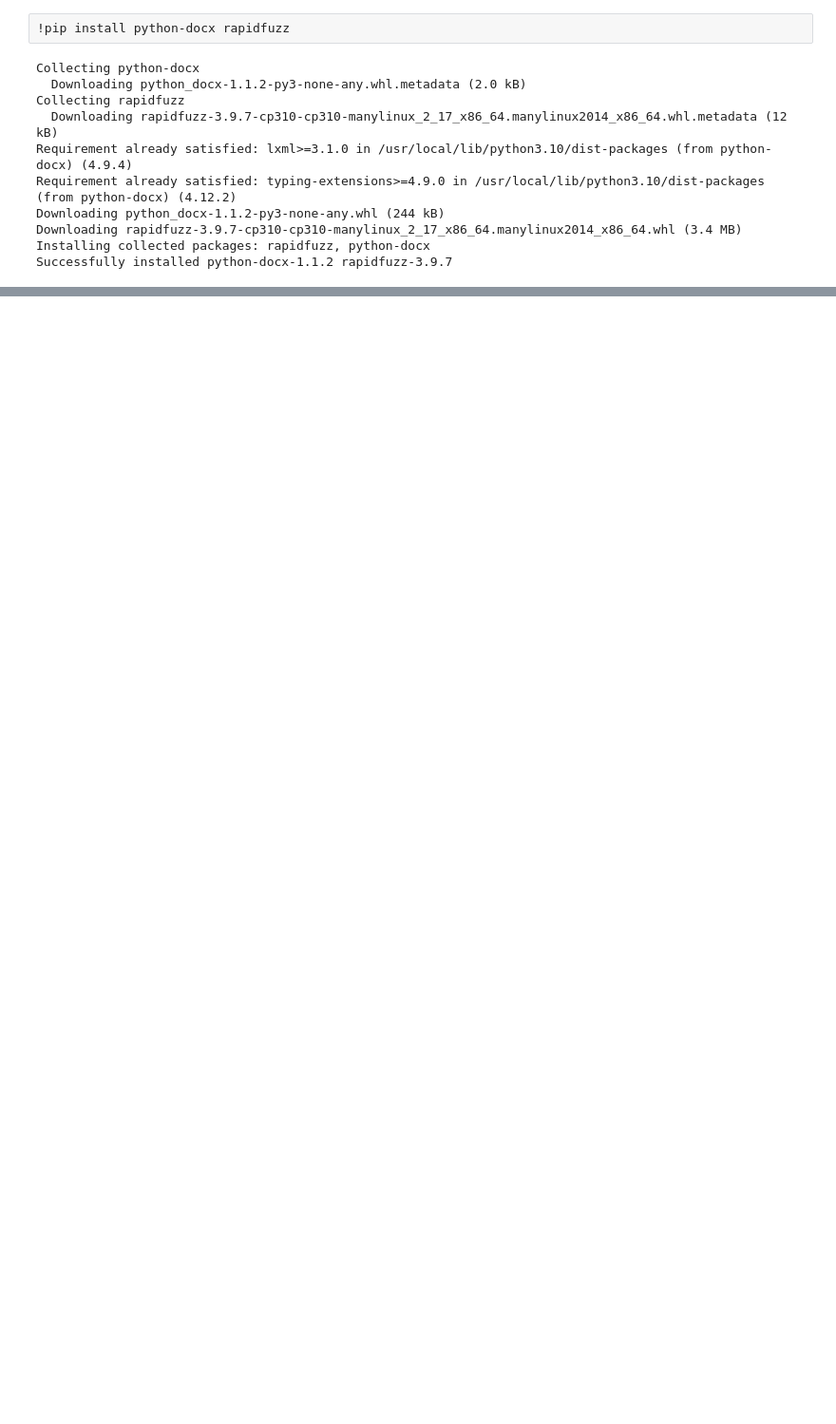
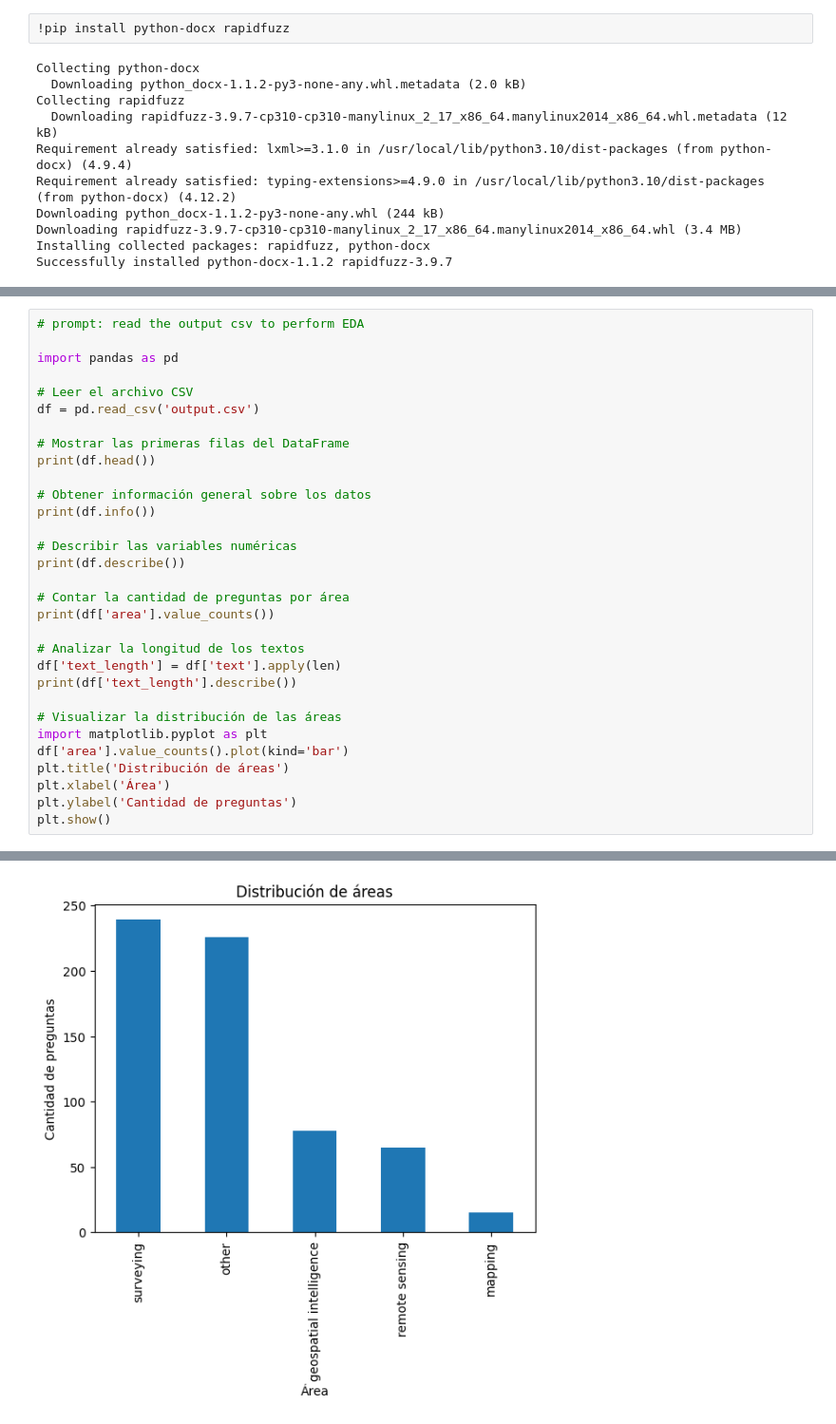
Before and after one commit to beotavalo/geospatial-chat, a Jupyter notebook: EDA.ipynb, the cells around one changed output, grey strips where cells are left out. Shown: that part at 95% size. Drawn from its saved outputs; the diff is of its cells as text; blank space fills up the shorter version.

```diff
--- a/EDA.ipynb
+++ b/EDA.ipynb
@@ -238,0 +94,32 @@ export_to_csv(cleaned_paragraphs)
+# %%
+# prompt: read the output csv to perform EDA
+
+import pandas as pd
+
+# Leer el archivo CSV
+df = pd.read_csv('output.csv')
+
+# Mostrar las primeras filas del DataFrame
+print(df.head())
+
+# Obtener información general sobre los datos
+print(df.info())
+
+# Describir las variables numéricas
+print(df.describe())
+
+# Contar la cantidad de preguntas por área
+print(df['area'].value_counts())
+
+# Analizar la longitud de los textos
+df['text_length'] = df['text'].apply(len)
+print(df['text_length'].describe())
+
+# Visualizar la distribución de las áreas
+import matplotlib.pyplot as plt
+df['area'].value_counts().plot(kind='bar')
+plt.title('Distribución de áreas')
+plt.xlabel('Área')
+plt.ylabel('Cantidad de preguntas')
+plt.show()
+# %% [output]
@@ -238,0 +143 @@ export_to_csv(cleaned_paragraphs)
+[figure, added]
```
Also changed, not shown: parts of 21 cells of this notebook.
